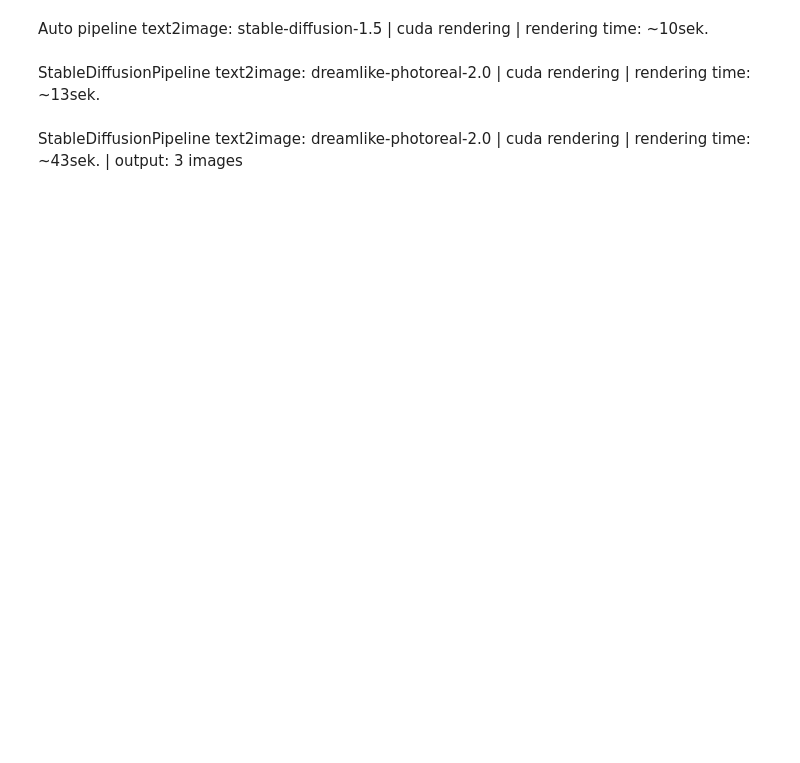
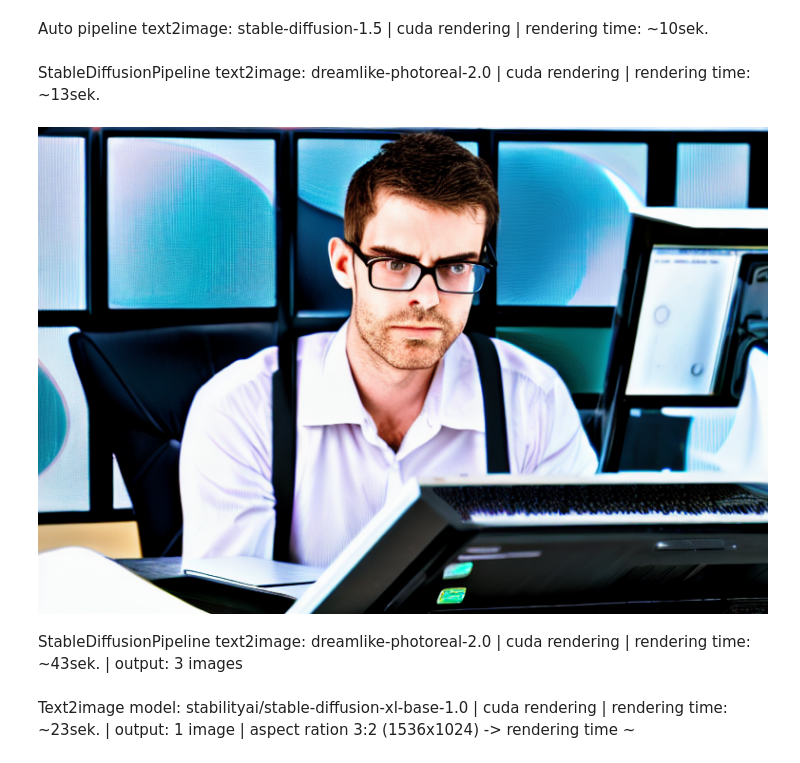
Before and after one commit to michaltyczynski1993/text-to-image, a Jupyter notebook: text-to-image-scripts.ipynb, the cells around one changed output. Cells and saved outputs as stored; diff of their text form; code cells hidden in the pictures; blank space fills up the shorter version.

```diff
--- a/text-to-image-scripts.ipynb
+++ b/text-to-image-scripts.ipynb
@@ -17,16 +17,19 @@ StableDiffusionPipeline text2image: dreamlike-photoreal-2.0 | cuda rendering | r
 # %%
 from diffusers import StableDiffusionPipeline
 import torch
 
 model_id = "dreamlike-art/dreamlike-photoreal-2.0"
 pipe = StableDiffusionPipeline.from_pretrained(model_id, torch_dtype=torch.float16)
 pipe = pipe.to("cuda")
 
-prompt = "the witcher in woods background"
-neg_prompt = "ugly face, poorly drawn body, double legs"
-image = pipe(prompt, num_inference_steps=25).images[0]
+prompt = ""
+neg_prompt = "ugly face, nsfw, nude"
+generator = [torch.Generator(device="cuda").manual_seed(1)]
+image = pipe(prompt, generator=generator, num_inference_steps=50, width=768, height=512).images[0]
 
 image
+# %% [output]
+[figure, added]
 # %% [markdown]
 StableDiffusionPipeline text2image: dreamlike-photoreal-2.0 | cuda rendering | rendering time: ~43sek. | output: 3 images
 # %%
@@ -41,3 +51,5 @@ prompt = "little toon mouse with flower"
 images = pipe(prompt,num_images_per_prompt=3, num_inference_steps=50).images
 # image = pipe(prompt, num_inference_steps=25).images[0]
 make_image_grid(images, rows=1, cols=3)
+# %% [markdown]
+Text2image model: stabilityai/stable-diffusion-xl-base-1.0 | cuda rendering | rendering time: ~23sek. | output: 1 image | aspect ration 3:2 (1536x1024) -> rendering time ~
```
Also changed, not shown: parts of 3 cells of this notebook.
